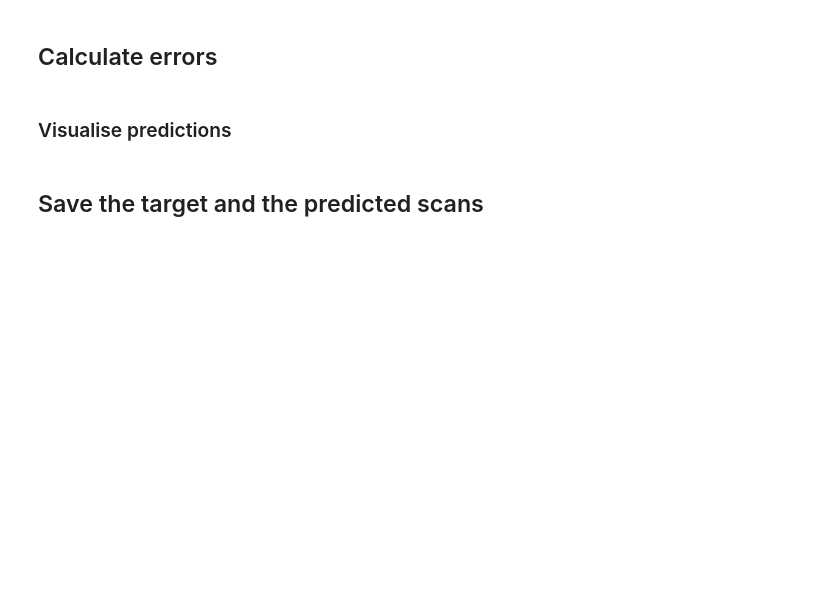
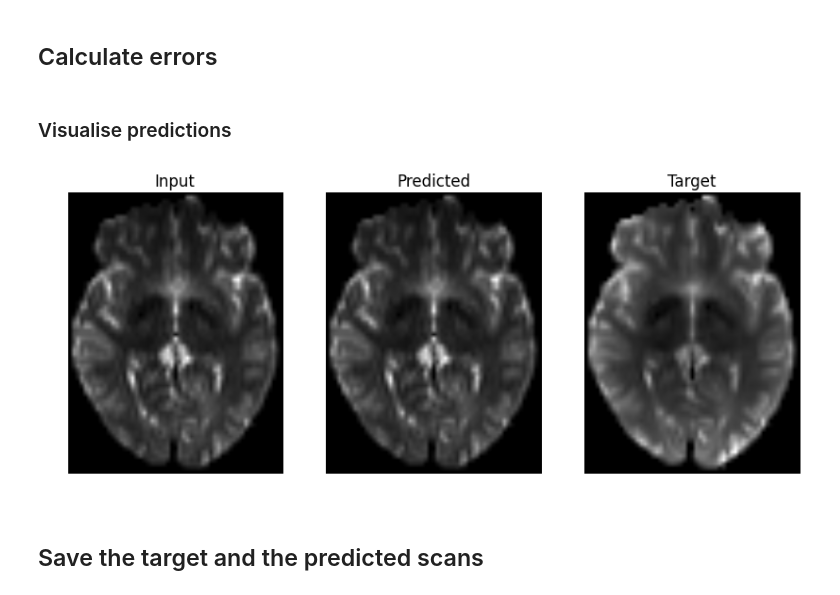
Before and after one commit to shivamdhall/MRIDataHarmonisation, a Jupyter notebook: Development/CrossX-Patchified-Overfit.ipynb, the cells around one changed output. Cells and saved outputs as stored; diff of their text form; code cells hidden in the pictures; blank space fills up the shorter version.

Commit message:
Validation set added

```diff
--- a/Development/CrossX-Patchified-Overfit.ipynb
+++ b/Development/CrossX-Patchified-Overfit.ipynb
@@ -625,3 +634,7 @@ viz_pred(testing_data_inp[0], predicted_brain, testing_data_out[0], 30)
+# %%
+viz_pred(validation_data_inp[0], validation_data_inp[0], validation_data_out[0], 25)
+# %% [output]
+[figure, added]
 # %%
 predicted_brain.max()
 # %%
```
Also changed, not shown: parts of 6 cells of this notebook, 1 other file.
